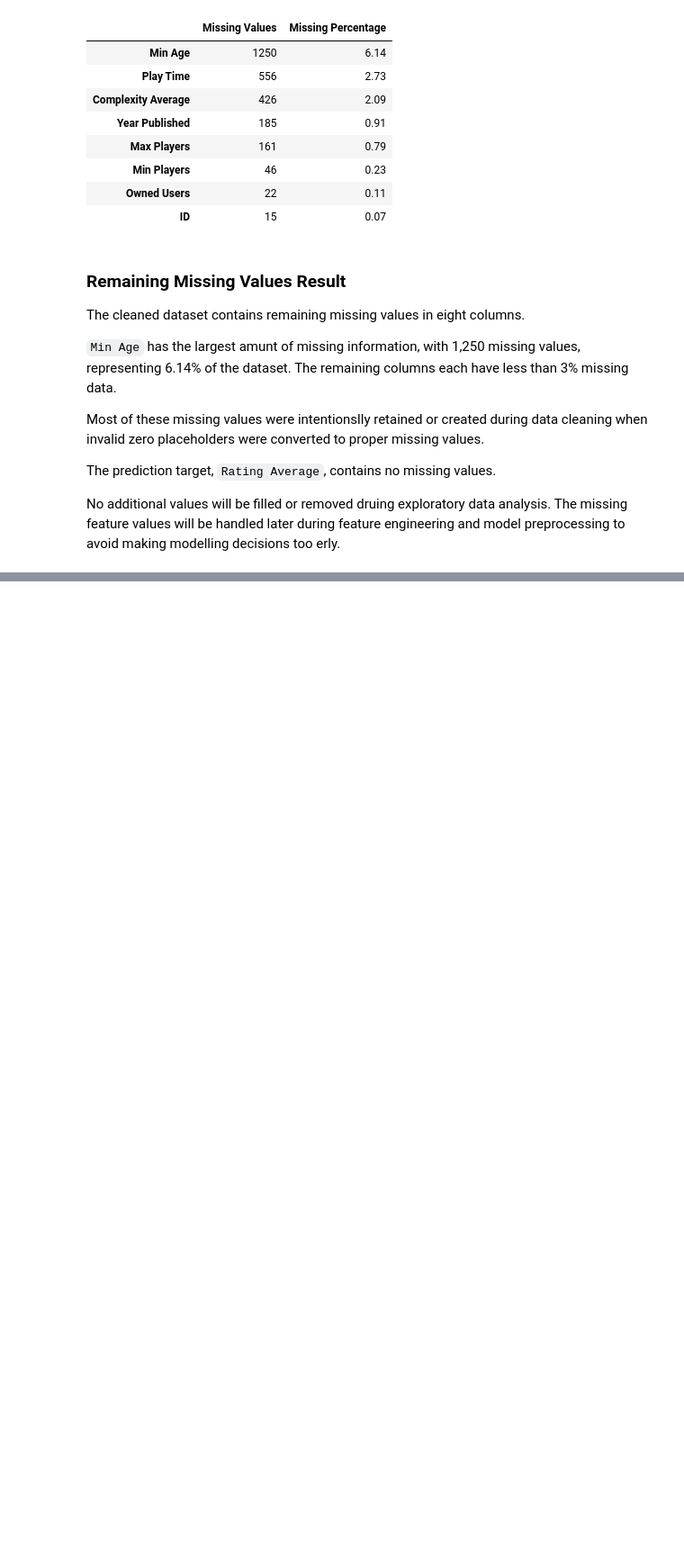
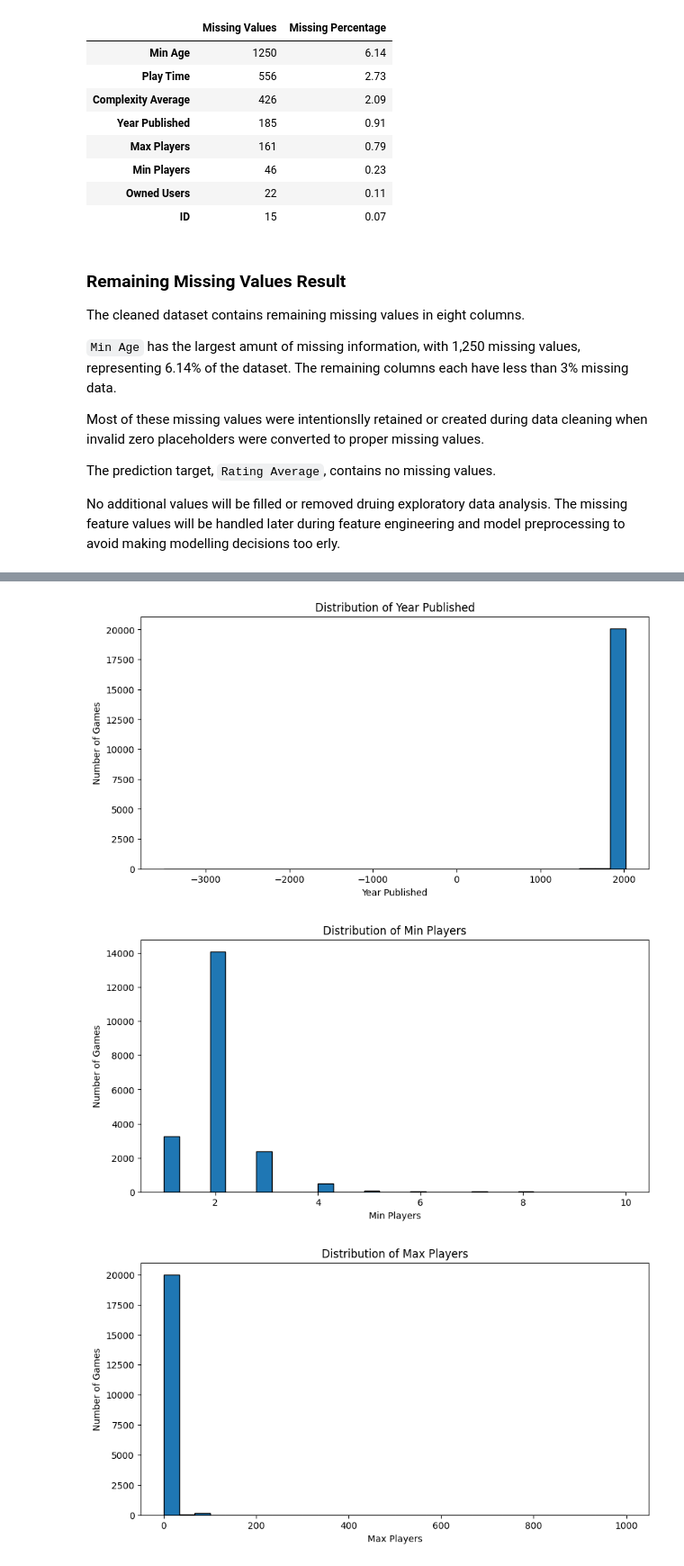
Before and after one commit to Agnogh/board-game-rating-predictor, a Jupyter notebook: notebooks/03_exploratory_data_analysis.ipynb, the cells around one changed output, grey strips where cells are left out. Shown at 90% size. Cells and saved outputs as stored; diff of their text form; code cells hidden in the pictures; blank space fills up the shorter version.

```diff
--- a/notebooks/03_exploratory_data_analysis.ipynb
+++ b/notebooks/03_exploratory_data_analysis.ipynb
@@ -175,0 +310,12 @@ No additional values will be filled or removed druing exploratory data analysis.
+# %%
+# Defines numerical candidate features for EDA
+numeric_features = [
+    "Year Published",
+    "Min Players",
+    "Max Players",
+    "Play Time",
+    "Min Age",
+    "Complexity Average"
+]
+
+numeric_features
@@ -175,0 +362,22 @@ No additional values will be filled or removed druing exploratory data analysis.
+# %%
+# Create histograms for every numerical candidate feature
+for column in numeric_features:
+    plt.figure(figsize=(10, 5))
+
+    plt.hist(
+        # Ignore missing values only for the chart
+        # (because Matplotlib canot plot missing values directly
+        df_eda[column].dropna(),
+        bins=30,
+        edgecolor="black"
+    )
+
+    plt.title(f"Distribution of {column}")
+    plt.xlabel(column)
+    plt.ylabel("Number of Games")
+
+    plt.show()
+# %% [output]
+[figure, added]
+[figure, added]
+[figure, added]
```
Also changed, not shown: parts of 20 cells of this notebook.
